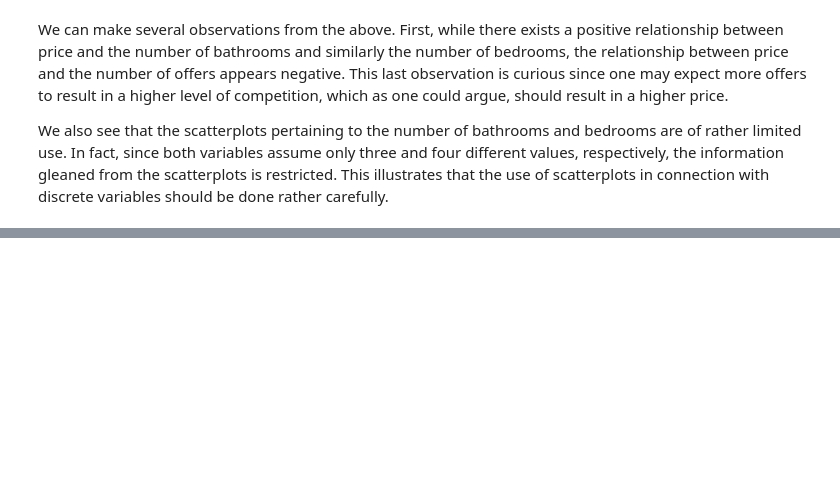
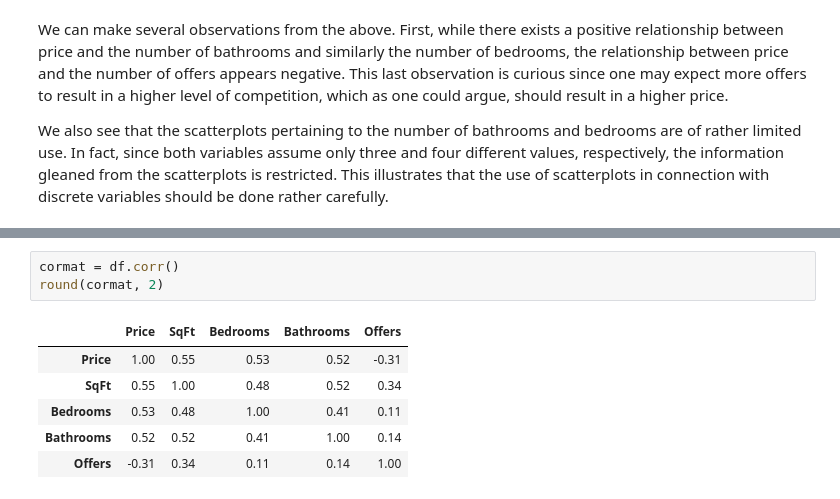
Before and after one commit to evansochola/house-price-data-exploration, a Jupyter notebook: House-Price-Data-Exploration.ipynb, the cells around one changed output, grey strips where cells are left out. Saved outputs shown, nothing was run; the diff lists cells and outputs as text; blank space fills up the shorter version.

```diff
--- a/House-Price-Data-Exploration.ipynb
+++ b/House-Price-Data-Exploration.ipynb
@@ -164,0 +169,10 @@ We also see that the scatterplots pertaining to the number of bathrooms and bedr
+# %%
+cormat = df.corr()
+round(cormat, 2)
+# %% [output]
+|  | Price | SqFt | Bedrooms | Bathrooms | Offers |
+| Price | 1.00 | 0.55 | 0.53 | 0.52 | -0.31 |
+| SqFt | 0.55 | 1.00 | 0.48 | 0.52 | 0.34 |
+| Bedrooms | 0.53 | 0.48 | 1.00 | 0.41 | 0.11 |
+| Bathrooms | 0.52 | 0.52 | 0.41 | 1.00 | 0.14 |
+| Offers | -0.31 | 0.34 | 0.11 | 0.14 | 1.00 |
```
Also changed, not shown: parts of 7 cells of this notebook.
